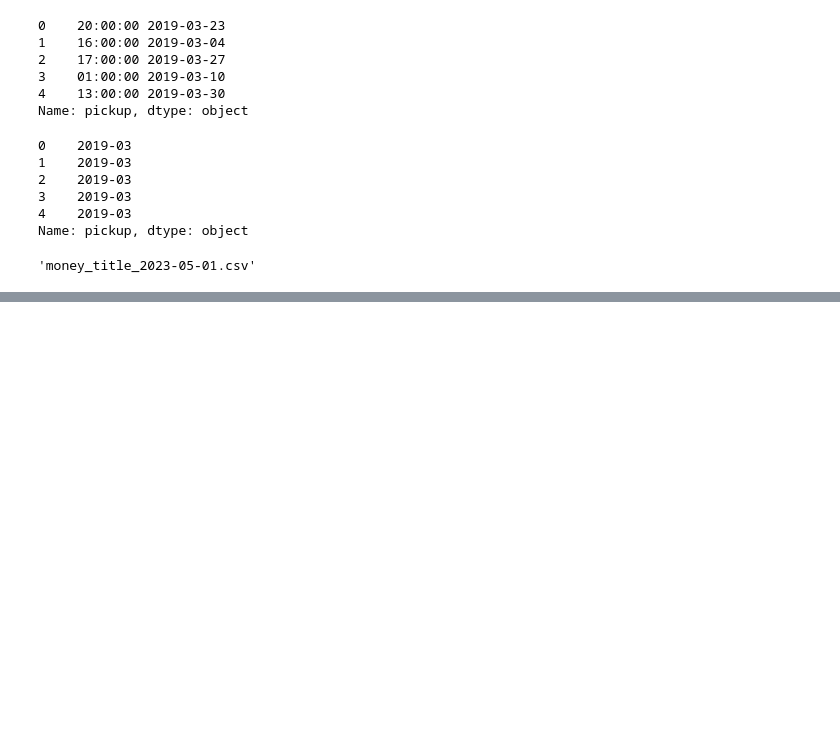
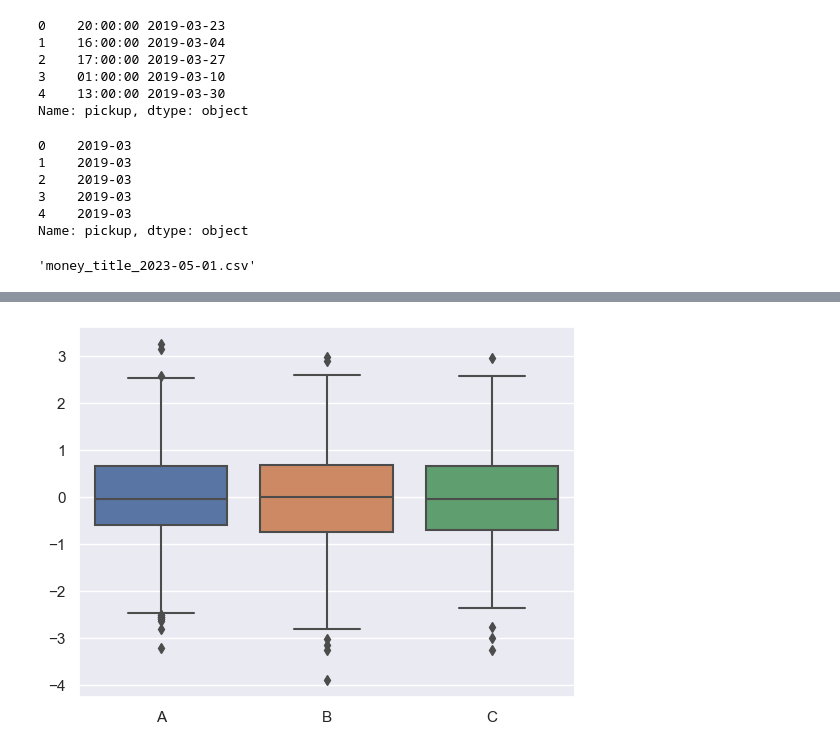
Before and after one commit to gbrs/ipython_notebook_probes, a Jupyter notebook: Probe.ipynb, the cells around one changed output, grey strips where cells are left out. Cells and saved outputs as stored; diff of their text form; code cells hidden in the pictures; blank space fills up the shorter version.

```diff
--- a/Probe.ipynb
+++ b/Probe.ipynb
@@ -722,3 +722,6 @@ file_name = 'money_title_{}.csv'
 file_name.format(today)
 # %% [output]
 'money_title_2023-05-01.csv'
+# %%
+df = pd.DataFrame(np.random.randn(1000, 3), columns=list('ABC'))
+df.head()
@@ -724,0 +735,5 @@ file_name.format(today)
+# %%
+# df.plot.box();
+sns.boxplot(df);
+# %% [output]
+[figure, added]
```
Also changed, not shown: parts of 10 cells of this notebook.
